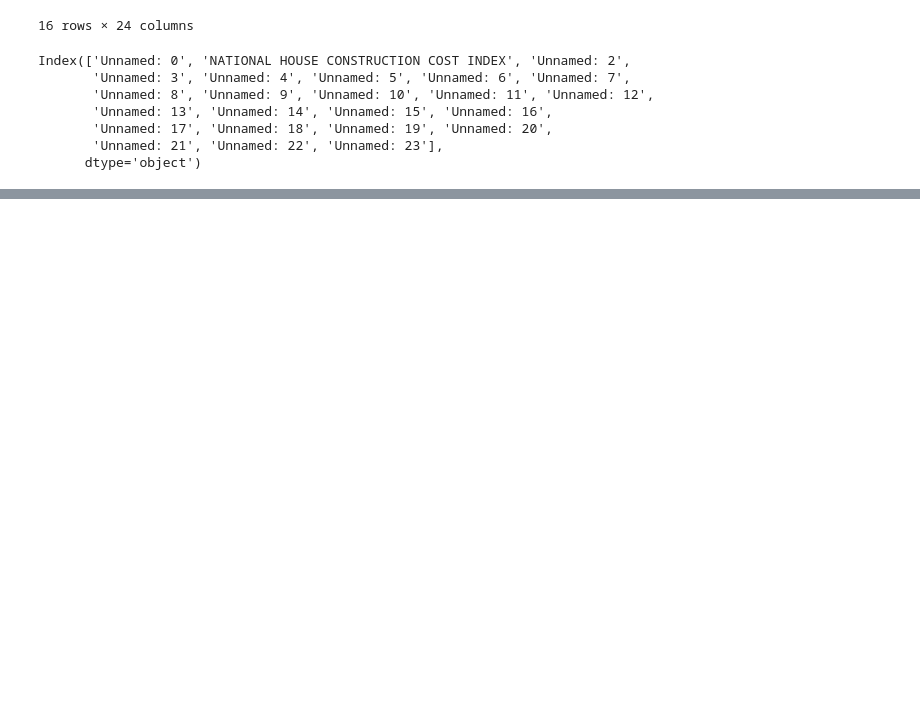
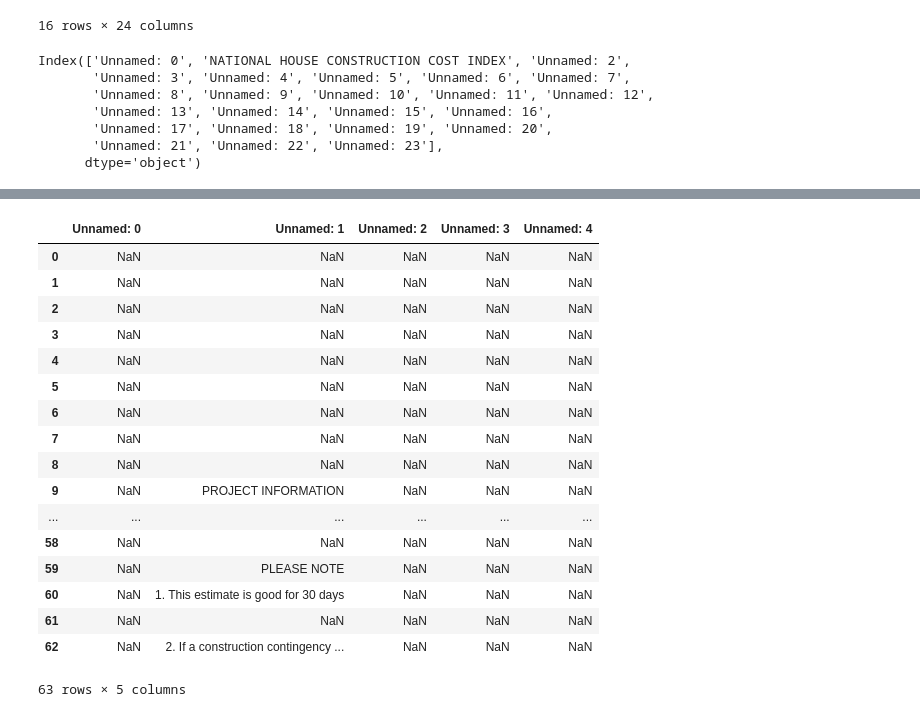
Before and after one commit to Jsiewierski11/Building-Costs-EDA, a Jupyter notebook: src/Data-Visualization.ipynb, the cells around one changed output, grey strips where cells are left out. Cells and saved outputs as stored; diff of their text form; code cells hidden in the pictures; blank space fills up the shorter version.

```diff
--- a/src/Data-Visualization.ipynb
+++ b/src/Data-Visualization.ipynb
@@ -163,0 +192,22 @@ Index(['Unnamed: 0', 'NATIONAL HOUSE CONSTRUCTION COST INDEX', 'Unnamed: 2',
+# %%
+estimate5_df = pd.read_csv('../data/5-Estimate_FINAL.csv')
+estimate5_df
+# %% [output]
+|  | Unnamed: 0 | Unnamed: 1 | Unnamed: 2 | Unnamed: 3 | Unnamed: 4 |
+| 0 | NaN | NaN | NaN | NaN | NaN |
+| 1 | NaN | NaN | NaN | NaN | NaN |
+| 2 | NaN | NaN | NaN | NaN | NaN |
+| 3 | NaN | NaN | NaN | NaN | NaN |
+| 4 | NaN | NaN | NaN | NaN | NaN |
+| 5 | NaN | NaN | NaN | NaN | NaN |
+| 6 | NaN | NaN | NaN | NaN | NaN |
+| 7 | NaN | NaN | NaN | NaN | NaN |
+| 8 | NaN | NaN | NaN | NaN | NaN |
+| 9 | NaN | PROJECT INFORMATION | NaN | NaN | NaN |
+| ... | ... | ... | ... | ... | ... |
+| 58 | NaN | NaN | NaN | NaN | NaN |
+| 59 | NaN | PLEASE NOTE | NaN | NaN | NaN |
+| 60 | NaN | 1. This estimate is good for 30 days | NaN | NaN | NaN |
+| 61 | NaN | NaN | NaN | NaN | NaN |
+| 62 | NaN | 2. If a construction contingency ... | NaN | NaN | NaN |
+63 rows × 5 columns
```
Also changed, not shown: parts of 5 cells of this notebook, 8 other files.
